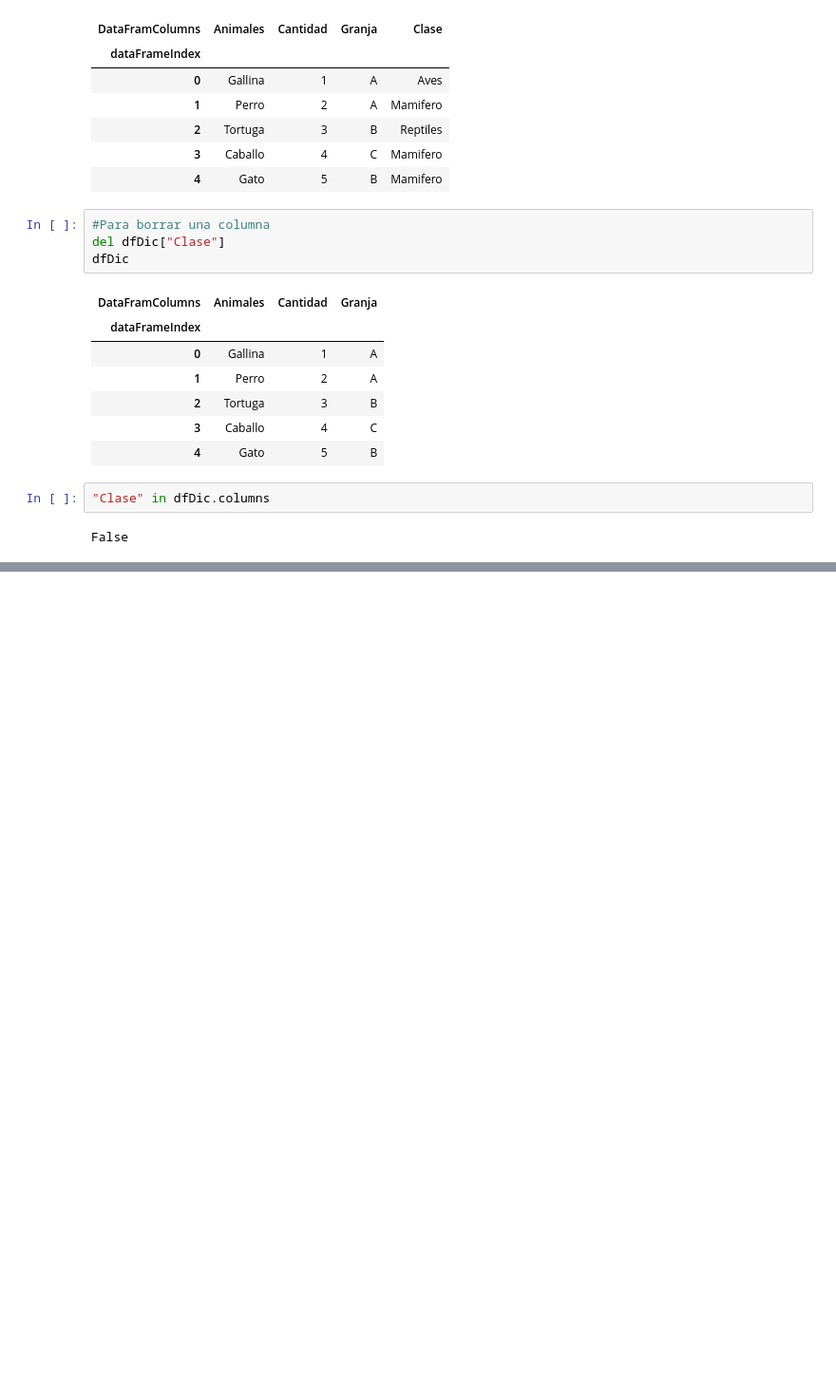
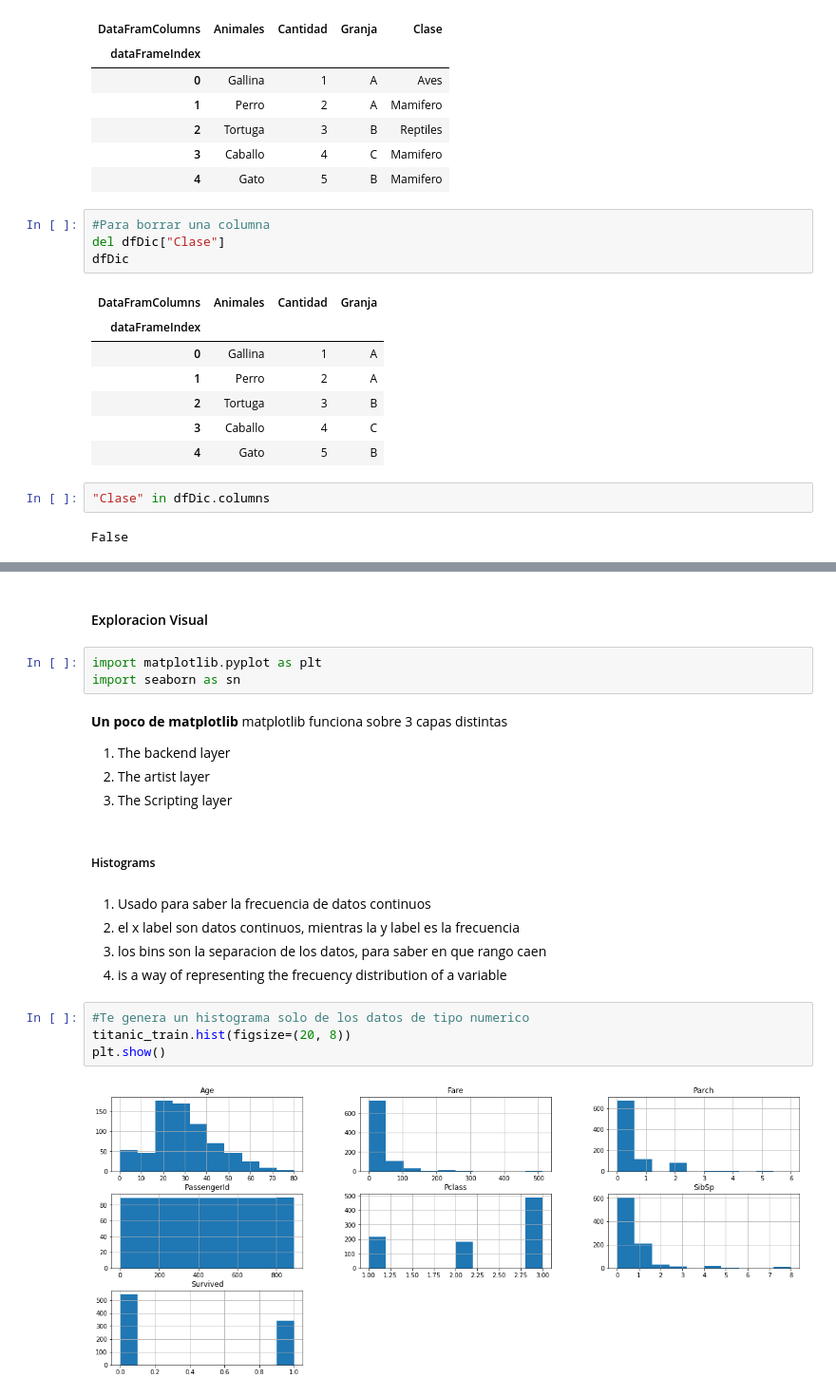
Before and after one commit to mrHyde90/DataScienceCourse, a Jupyter notebook: Pandas.ipynb, the cells around one changed output, grey strips where cells are left out. Shown at 95% size. Saved outputs shown, nothing was run; the diff lists cells and outputs as text; blank space fills up the shorter version.

```diff
--- a/Pandas.ipynb
+++ b/Pandas.ipynb
@@ -437,0 +547,24 @@ False
+# %% [markdown]
+#### Exploracion Visual
+# %%
+import matplotlib.pyplot as plt
+import seaborn as sn
+# %% [markdown]
+**Un poco de matplotlib**
+matplotlib funciona sobre 3 capas distintas
+1. The backend layer
+2. The artist layer
+3. The Scripting layer
+# %% [markdown]
+##### Histograms
+# %% [markdown]
+1. Usado para saber la frecuencia de datos continuos
+2. el x label son datos continuos, mientras la y label es la frecuencia
+3. los bins son la separacion de los datos, para saber en que rango caen
+4. is a way of representing the frecuency distribution of a variable
+# %%
+#Te genera un histograma solo de los datos de tipo numerico
+titanic_train.hist(figsize=(20, 8))
+plt.show()
+# %% [output]
+[figure, added]
```
Also changed, not shown: parts of 26 cells of this notebook.
